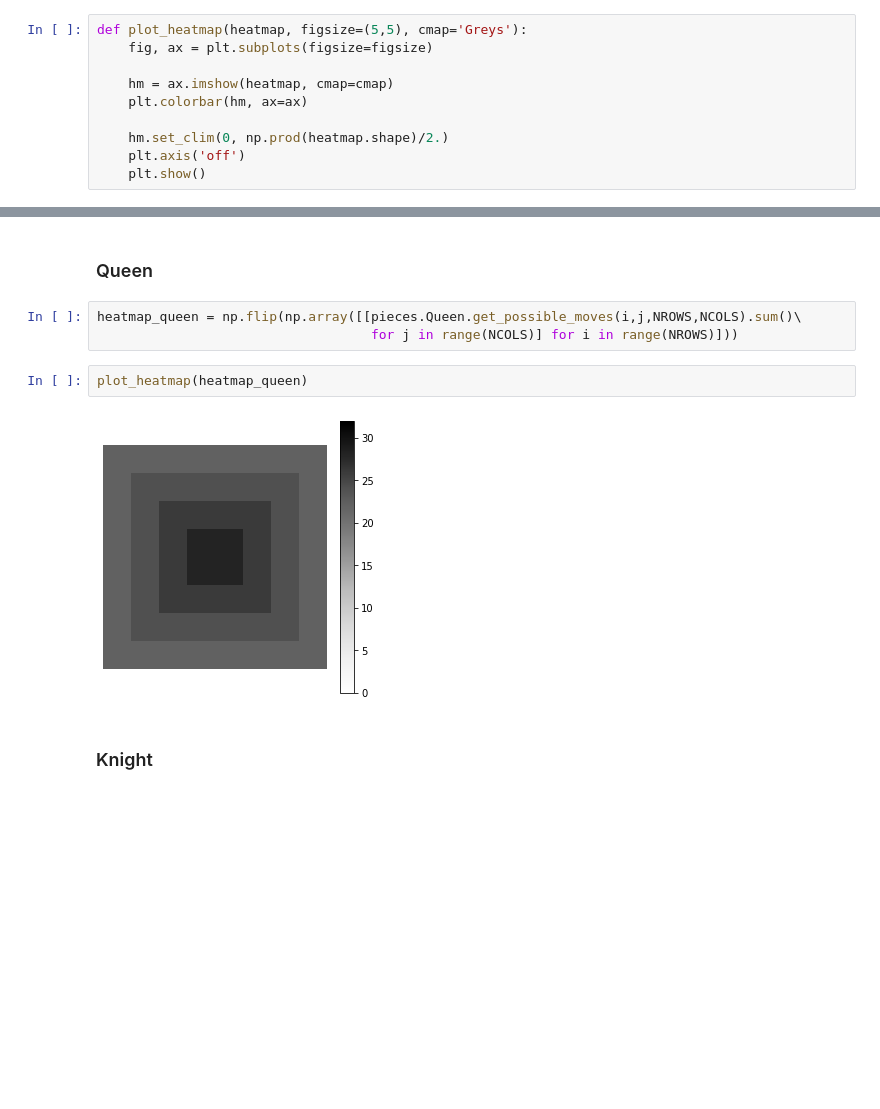
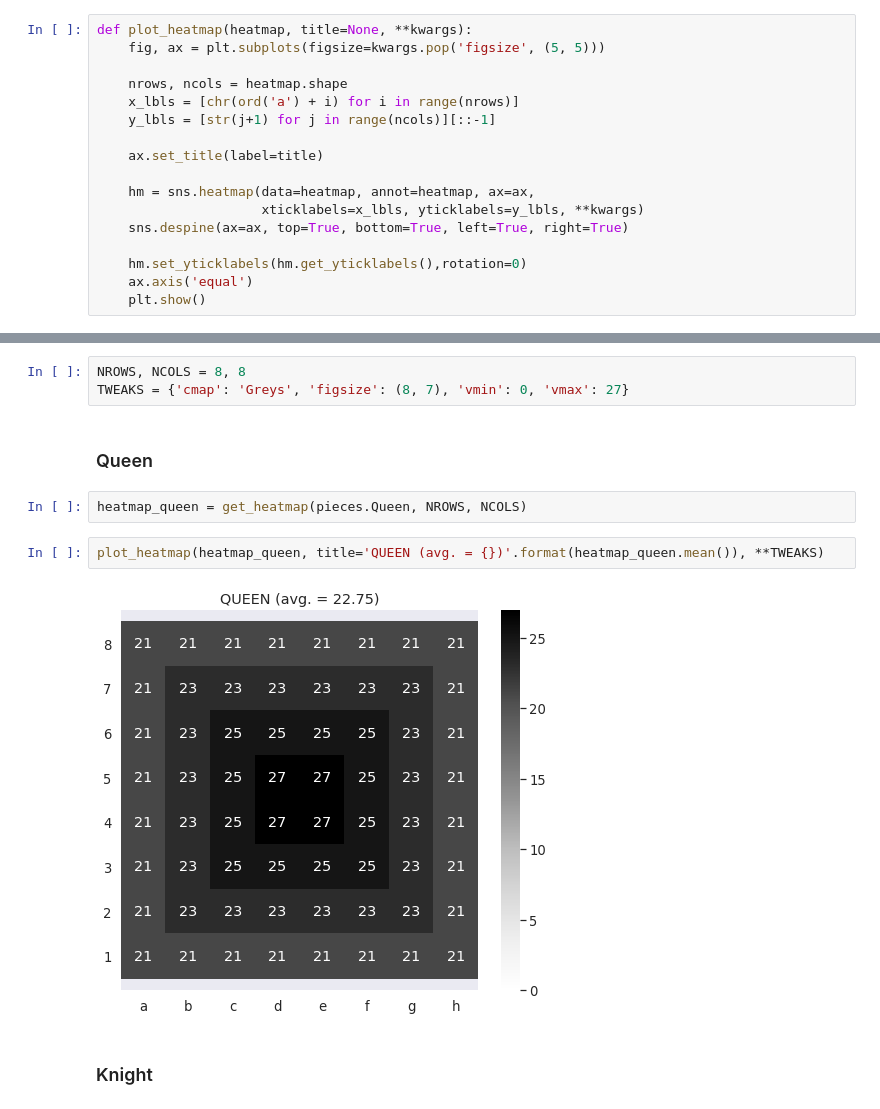
Before and after one commit to Computer-Chess/CompChessSeminar, a Jupyter notebook: analysis.ipynb, the cells around one changed output, grey strips where cells are left out. Saved outputs shown, nothing was run; the diff lists cells and outputs as text; blank space fills up the shorter version.

```diff
--- a/analysis.ipynb
+++ b/analysis.ipynb
@@ -17,15 +19,22 @@ def get_heatmap(cls, nRows, nCols):
     heatmap = np.flip(np.array([[cls.get_possible_moves(i,j,nRows,nCols).sum()\
                                  for j in range(nCols)] for i in range(nRows)]))
     return heatmap
-# %%
-def plot_heatmap(heatmap, figsize=(5,5), cmap='Greys'):
-    fig, ax = plt.subplots(figsize=figsize)
-
-    hm = ax.imshow(heatmap, cmap=cmap)
-    plt.colorbar(hm, ax=ax)
-
-    hm.set_clim(0, np.prod(heatmap.shape)/2.)
-    plt.axis('off')
-    plt.show()
+# %%
+def plot_heatmap(heatmap, title=None, **kwargs):
+    fig, ax = plt.subplots(figsize=kwargs.pop('figsize', (5, 5)))
+
+    nrows, ncols = heatmap.shape
+    x_lbls = [chr(ord('a') + i) for i in range(nrows)]
+    y_lbls = [str(j+1) for j in range(ncols)][::-1]
+
+    ax.set_title(label=title)
+
+    hm = sns.heatmap(data=heatmap, annot=heatmap, ax=ax,
+                     xticklabels=x_lbls, yticklabels=y_lbls, **kwargs)
+    sns.despine(ax=ax, top=True, bottom=True, left=True, right=True)
+
+    hm.set_yticklabels(hm.get_yticklabels(),rotation=0)
+    ax.axis('equal')
+    plt.show()
 # %% [markdown]
 **Parameters**:
@@ -34,12 +41,14 @@ NROWS, NCOLS = 8, 8
+# %%
+NROWS, NCOLS = 8, 8
+TWEAKS = {'cmap': 'Greys', 'figsize': (8, 7), 'vmin': 0, 'vmax': 27}
 # %% [markdown]
 ### Queen
-# %%
-heatmap_queen = np.flip(np.array([[pieces.Queen.get_possible_moves(i,j,NROWS,NCOLS).sum()\
-                                   for j in range(NCOLS)] for i in range(NROWS)]))
-# %%
-plot_heatmap(heatmap_queen)
-# %% [output]
-[figure, removed]
+# %%
+heatmap_queen = get_heatmap(pieces.Queen, NROWS, NCOLS)
+# %%
+plot_heatmap(heatmap_queen, title='QUEEN (avg. = {})'.format(heatmap_queen.mean()), **TWEAKS)
+# %% [output]
+[figure, added]
 # %% [markdown]
 ### Knight
 # %%
```
Also changed, not shown: parts of 12 cells of this notebook, 1 other file.
